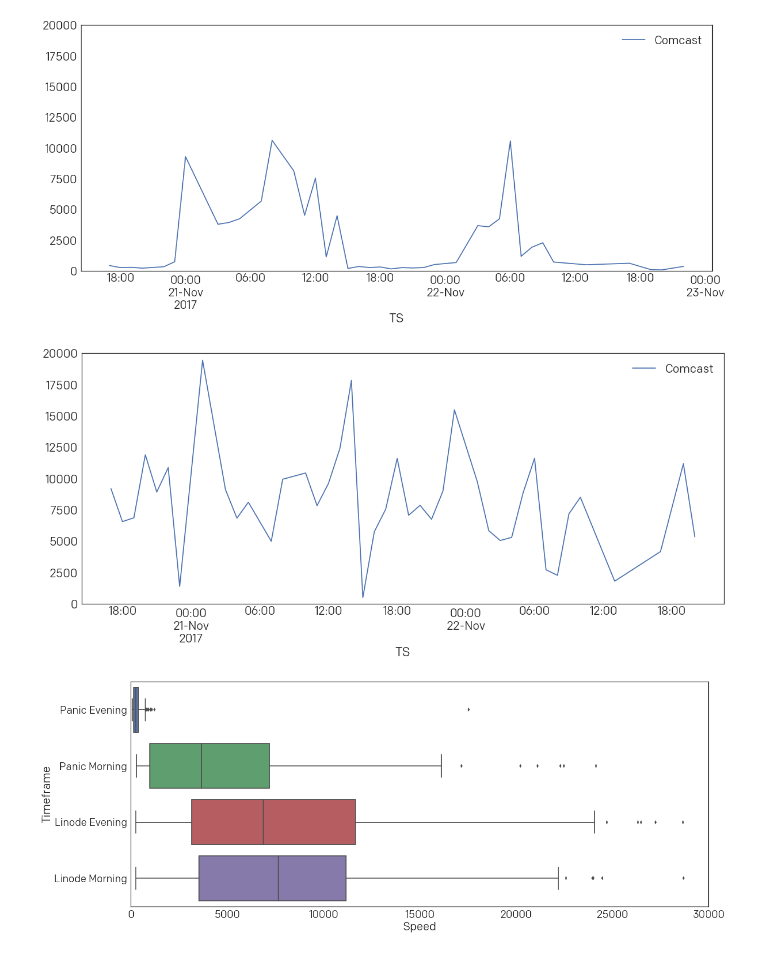
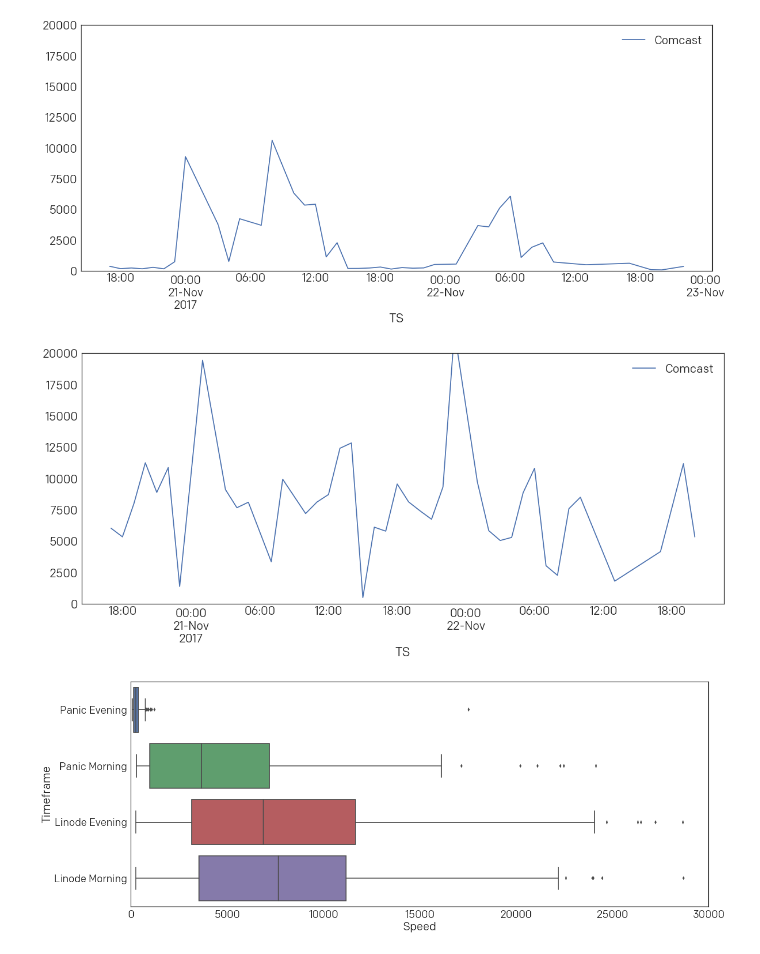
Before and after one commit to panicinc/speed_mystery, a Jupyter notebook: main.ipynb, the cells around one changed output. Drawn from its saved outputs; the diff is of its cells as text; code cells hidden in the pictures.

```diff
--- a/main.ipynb
+++ b/main.ipynb
@@ -81,29 +81,29 @@ _ = bp1.set(xlim=(0, 30000))
 # %%
 df1_c = df1.copy(True)
 df2_c = df2.copy(True)
 
-df1_cc = df1_c[df1_c['TLD'] == 'comcast.net'].resample('h').mean()
-df2_cc = df2_c[df2_c['TLD'] == 'comcast.net'].resample('h').mean()
+df1_cc = df1_c[df1_c['TLD'] == 'comcast.net'].resample('h').median()
+df2_cc = df2_c[df2_c['TLD'] == 'comcast.net'].resample('h').median()
 
 df1_cc['Speed'].interpolate(inplace=True)
 df2_cc['Speed'].interpolate(inplace=True)
 
 fig, _ = plt.subplots()
 fig.set_figwidth(FIG_WIDTH)
 fig.set_figheight(FIG_HEIGHT)
 p1 = df1_cc['Speed'].plot(label="Comcast")
 _ = plt.legend()
 _ = p1.set(ylim=(0, 20000))
 
 fig, _ = plt.subplots()
 fig.set_figwidth(FIG_WIDTH)
 fig.set_figheight(FIG_HEIGHT)
 p2 = df2_cc['Speed'].plot(label="Comcast")
 _ = plt.legend()
 _ = p2.set(ylim=(0, 20000))
 # %% [output]
-[figure, old version]
+[figure, new version]
-[figure, old version]
+[figure, new version]
 # %%
 def get_dfs_filtered_by_time(df, label):
     hour = df.index.hour
```
Also changed, not shown: parts of 1 cell of this notebook.
